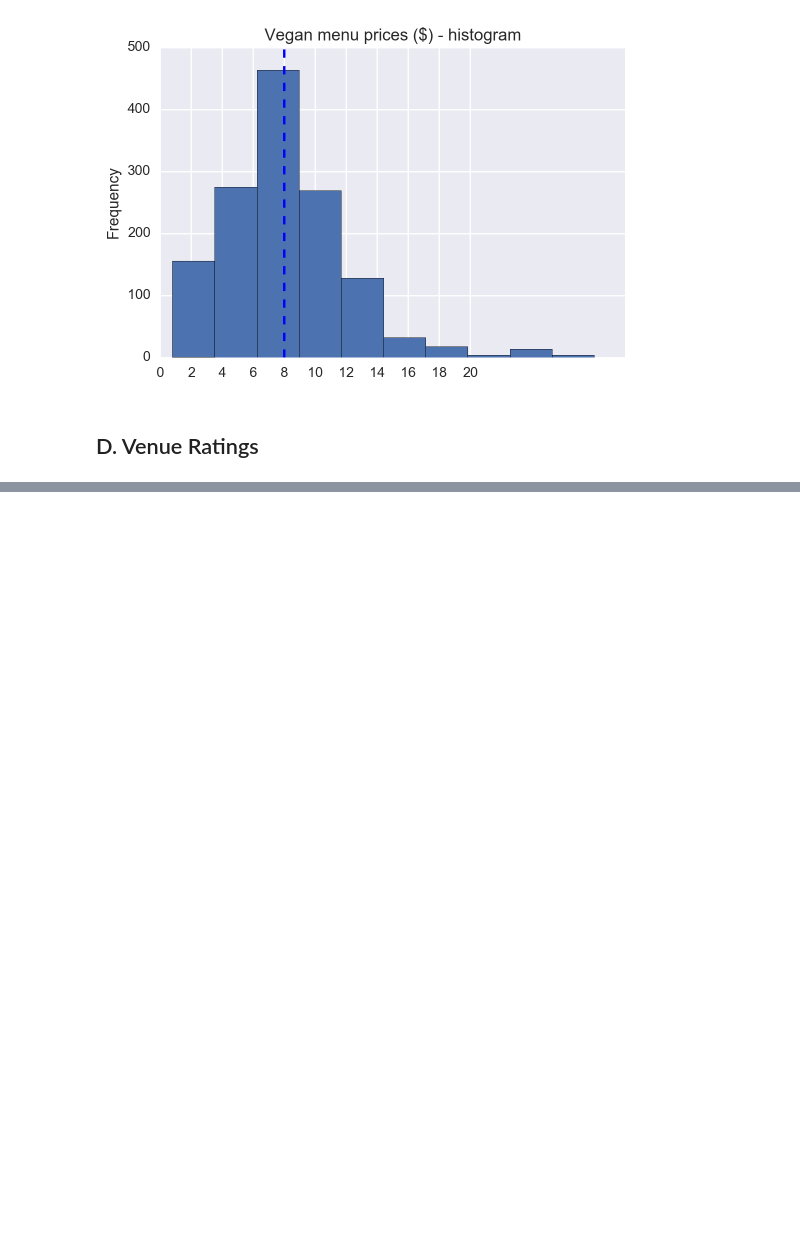
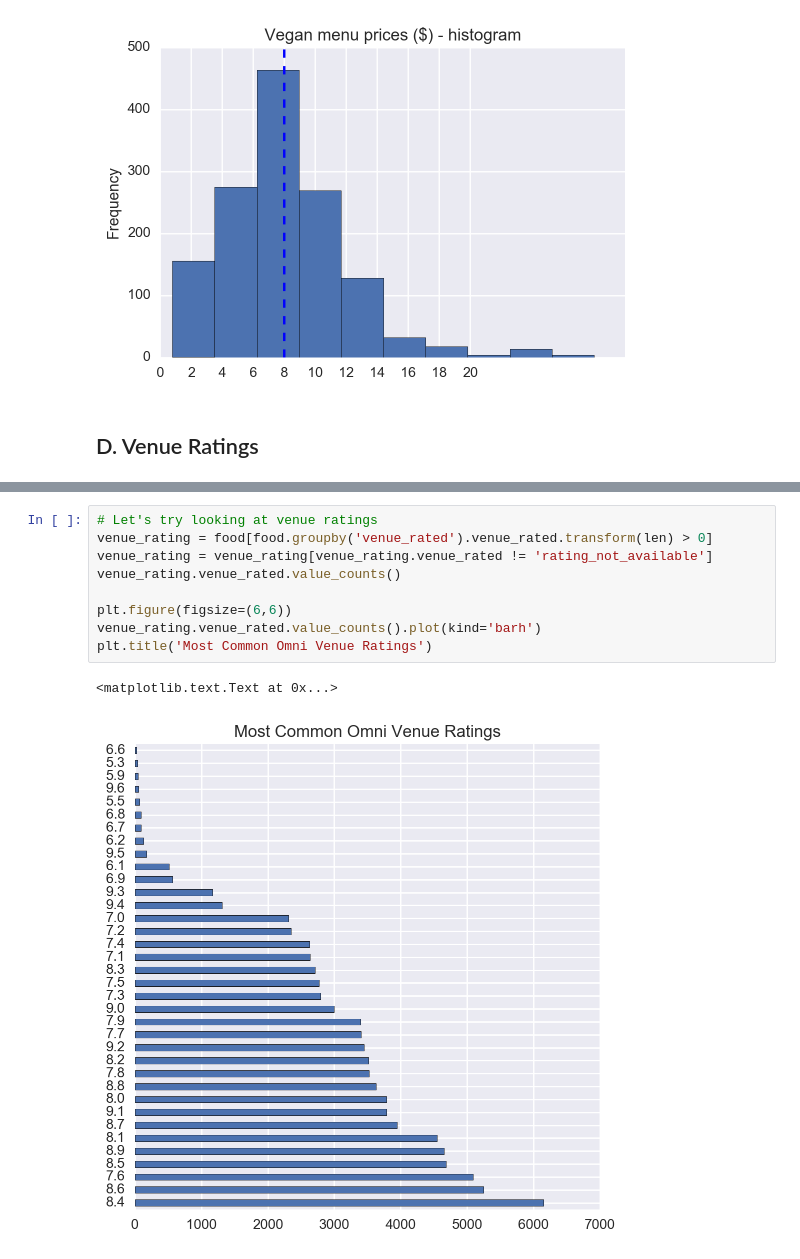
Before and after one commit to AnotherGuitar/DSI-SF-4-anotherguitar, a Jupyter notebook: projects/Capstone Stuff/Technical Report - Davis, Christopher.ipynb, the cells around one changed output, grey strips where cells are left out. Saved outputs shown, nothing was run; the diff lists cells and outputs as text; blank space fills up the shorter version.

```diff
--- a/projects/Capstone Stuff/Technical Report - Davis, Christopher.ipynb
+++ b/projects/Capstone Stuff/Technical Report - Davis, Christopher.ipynb
@@ -532,0 +537,12 @@ plt.title('Vegan menu prices ($) - histogram')
+# %%
+# Let's try looking at venue ratings
+venue_rating = food[food.groupby('venue_rated').venue_rated.transform(len) > 0]
+venue_rating = venue_rating[venue_rating.venue_rated != 'rating_not_available']
+venue_rating.venue_rated.value_counts()
+
+plt.figure(figsize=(6,6))
+venue_rating.venue_rated.value_counts().plot(kind='barh')
+plt.title('Most Common Omni Venue Ratings')
+# %% [output]
+<matplotlib.text.Text at 0x...>
+[figure, added]
```
Also changed, not shown: parts of 21 cells of this notebook.
